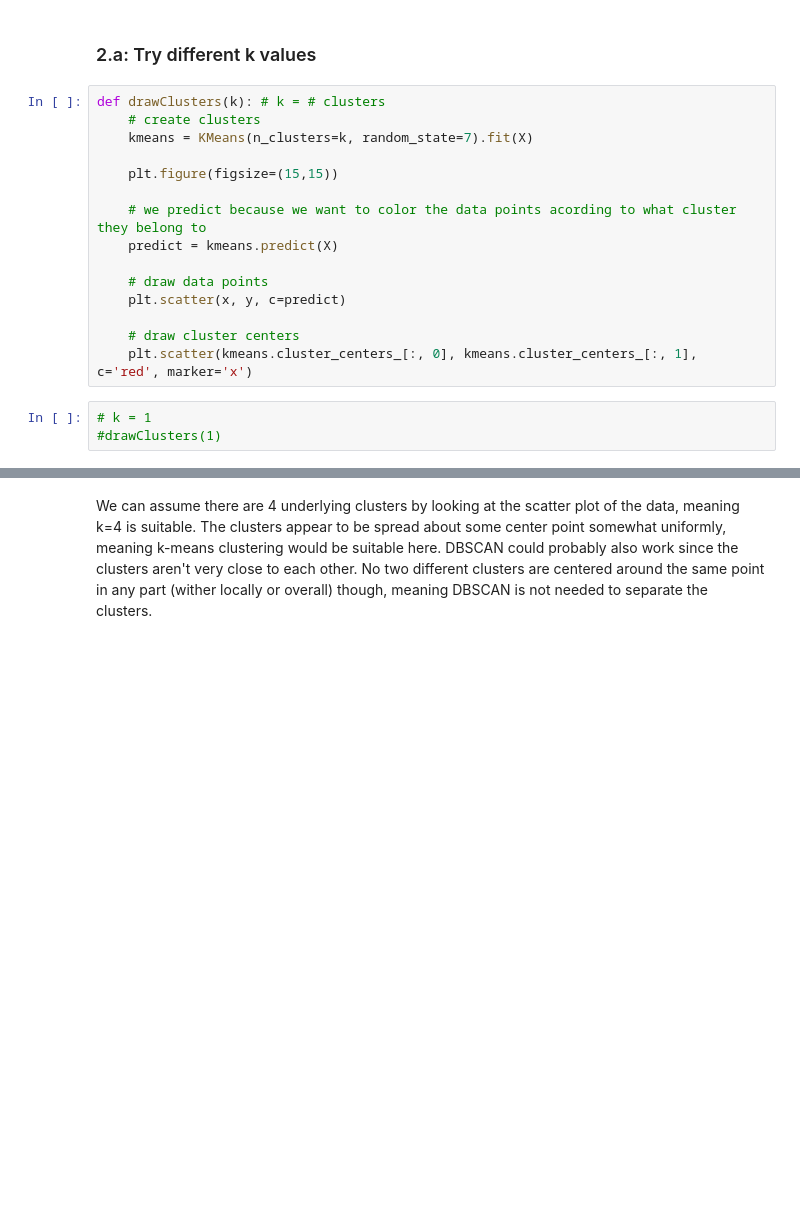
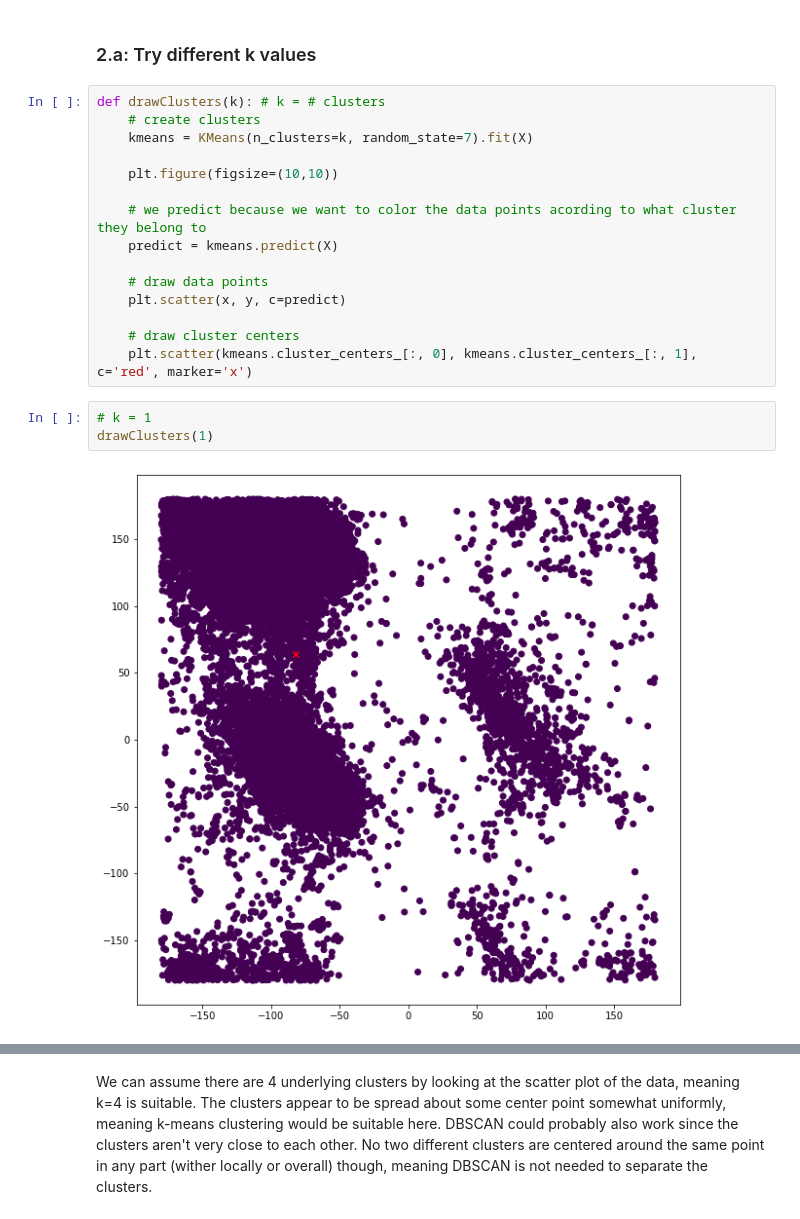
Before and after one commit to antfor/DAT405, a Jupyter notebook: assignment3/Assignment3 - Copy - Copy.ipynb, the cells around one changed output, grey strips where cells are left out. Saved outputs shown, nothing was run; the diff lists cells and outputs as text; blank space fills up the shorter version.

```diff
--- a/assignment3/Assignment3 - Copy - Copy.ipynb
+++ b/assignment3/Assignment3 - Copy - Copy.ipynb
@@ -61,7 +61,7 @@ def drawClusters(k): # k = # clusters
     # create clusters
     kmeans = KMeans(n_clusters=k, random_state=7).fit(X)
 
-    plt.figure(figsize=(15,15))
+    plt.figure(figsize=(10,10))
 
     # we predict because we want to color the data points acording to what cluster they belong to
     predict = kmeans.predict(X)
@@ -73,6 +73,8 @@ def drawClusters(k): # k = # clusters
     plt.scatter(kmeans.cluster_centers_[:, 0], kmeans.cluster_centers_[:, 1], c='red', marker='x')
 # %%
 # k = 1
-#drawClusters(1)
+drawClusters(1)
+# %% [output]
+[figure, added]
 # %%
 # k = 2
```
Also changed, not shown: parts of 14 cells of this notebook.
